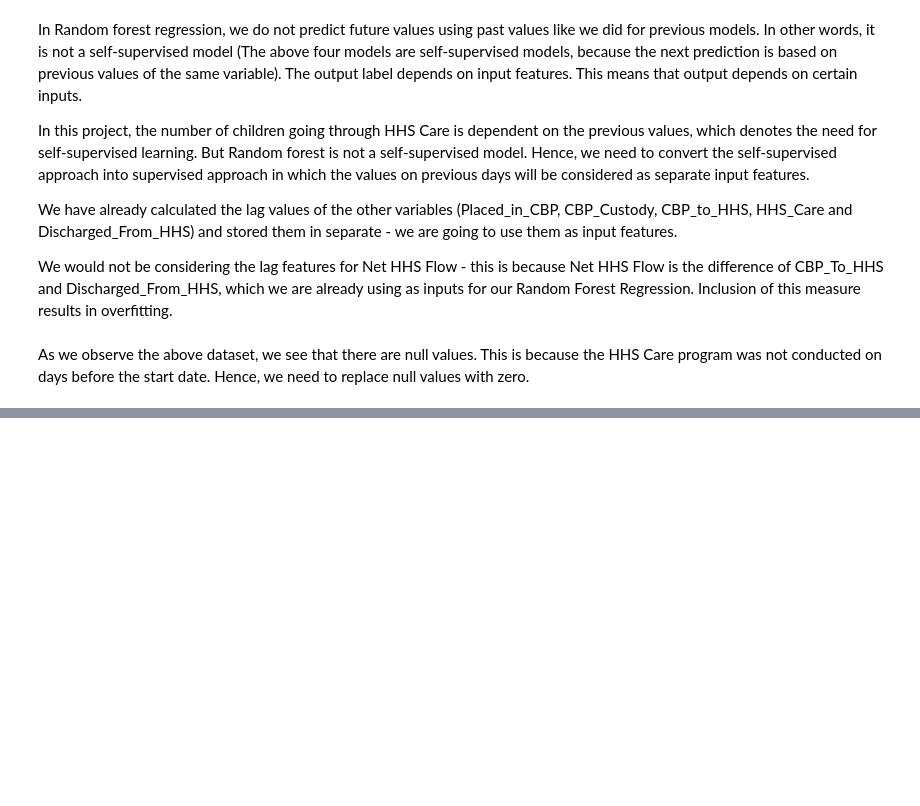
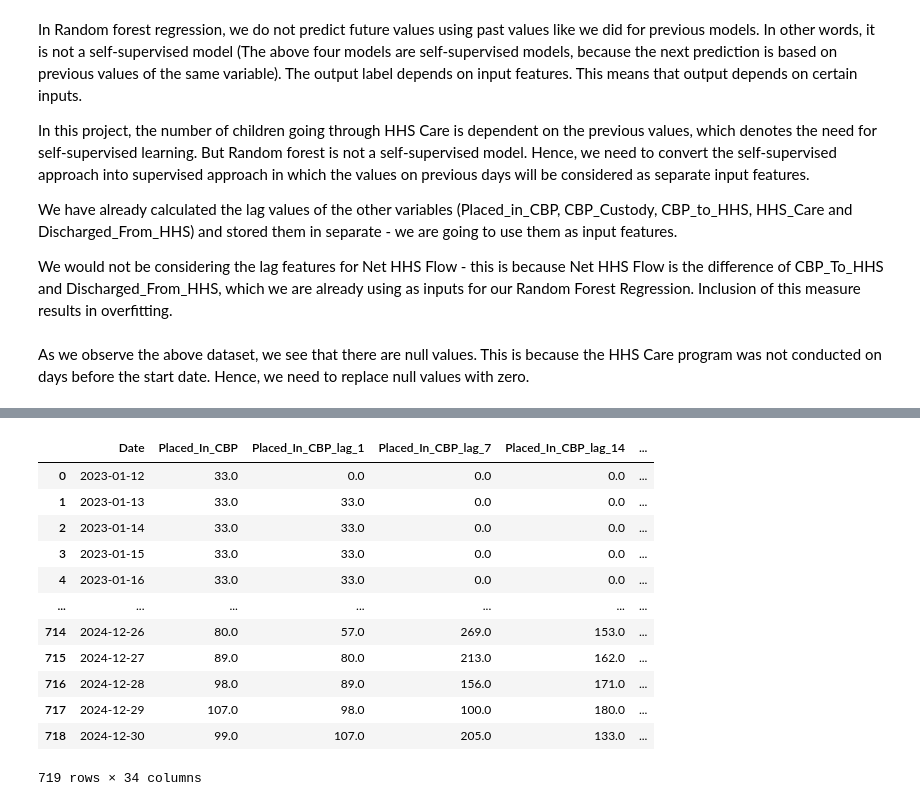
Before and after one commit to amithvardhan99/resume-projects, a Jupyter notebook: Predictive Forecasting of Care Load & Placement Demand/notebook.ipynb, the cells around one changed output, grey strips where cells are left out. Cells and saved outputs as stored; diff of their text form; code cells hidden in the pictures; blank space fills up the shorter version.

```diff
--- a/Predictive Forecasting of Care Load & Placement Demand/notebook.ipynb
+++ b/Predictive Forecasting of Care Load & Placement Demand/notebook.ipynb
@@ -1176,11 +1178,11 @@ We would not be considering the lag features for Net HHS Flow - this is because
 # %%
 all_columns = pd.Series(df_7.columns.to_numpy())
 
-placed_in_cbp_lags = all_columns[all_columns.str.startswith("Placed_In_CBP")].values[1:].tolist()
-cbp_custody_lags = all_columns[all_columns.str.startswith("CBP_Custody")].values[1:].tolist()
-cbp_to_hhs_lags = all_columns[all_columns.str.startswith("CBP_To_HHS")].values[1:].tolist()
-hhs_care_lags = all_columns[all_columns.str.startswith("CBP_To_HHS")].values[1:].tolist()
-discharged_from_hhs_lags = all_columns[all_columns.str.startswith("Discharged_From_HHS")].values[1:].tolist()
+placed_in_cbp_lags = all_columns[all_columns.str.startswith("Placed_In_CBP")].values.tolist()
+cbp_custody_lags = all_columns[all_columns.str.startswith("CBP_Custody")].values.tolist()
+cbp_to_hhs_lags = all_columns[all_columns.str.startswith("CBP_To_HHS")].values.tolist()
+hhs_care_lags = all_columns[all_columns.str.startswith("HHS_Care")].values.tolist()
+discharged_from_hhs_lags = all_columns[all_columns.str.startswith("Discharged_From_HHS")].values.tolist()
 
 lag_columns = ["Date"] + placed_in_cbp_lags + cbp_custody_lags + cbp_to_hhs_lags + hhs_care_lags + discharged_from_hhs_lags + ["Day_Of_Week", "Month", "Is_Weekend"]
 
@@ -1190,8 +1192,8 @@ As we observe the above dataset, we see that there are null values. This is beca
 # %%
 df_lag = df_lag.fillna(0)
 # %%
-df_lag_train = df_lag[[k in training_dates for k in df_lag["Date"]]].drop(columns=["Date"])
+df_lag_train = df_lag[[k in training_dates for k in df_lag["Date"]]].copy()
 
-df_lag_valid = df_lag[[k in validation_window_1 for k in df_lag["Date"]]].drop(columns=["Date"])
+df_lag_valid = df_lag[[k in validation_window_1 for k in df_lag["Date"]]].copy()
 
-df_lag_test = df_lag[[k in testing_dates for k in df_lag["Date"]]].drop(columns=["Date"])
+df_lag_test = df_lag[[k in testing_dates for k in df_lag["Date"]]].copy()
@@ -1197,0 +1226,16 @@ df_lag_test = df_lag[[k in testing_dates for k in df_lag["Date"]]].drop(columns=
+# %%
+df_lag_train
+# %% [output]
+|  | Date | Placed_In_CBP | Placed_In_CBP_lag_1 | Placed_In_CBP_lag_7 | Placed_In_CBP_lag_14 | ... |
+| 0 | 2023-01-12 | 33.0 | 0.0 | 0.0 | 0.0 | ... |
+| 1 | 2023-01-13 | 33.0 | 33.0 | 0.0 | 0.0 | ... |
+| 2 | 2023-01-14 | 33.0 | 33.0 | 0.0 | 0.0 | ... |
+| 3 | 2023-01-15 | 33.0 | 33.0 | 0.0 | 0.0 | ... |
+| 4 | 2023-01-16 | 33.0 | 33.0 | 0.0 | 0.0 | ... |
+| ... | ... | ... | ... | ... | ... | ... |
+| 714 | 2024-12-26 | 80.0 | 57.0 | 269.0 | 153.0 | ... |
+| 715 | 2024-12-27 | 89.0 | 80.0 | 213.0 | 162.0 | ... |
+| 716 | 2024-12-28 | 98.0 | 89.0 | 156.0 | 171.0 | ... |
+| 717 | 2024-12-29 | 107.0 | 98.0 | 100.0 | 180.0 | ... |
+| 718 | 2024-12-30 | 99.0 | 107.0 | 205.0 | 133.0 | ... |
+719 rows × 34 columns
```
Also changed, not shown: parts of 17 cells of this notebook, 3 other files.
